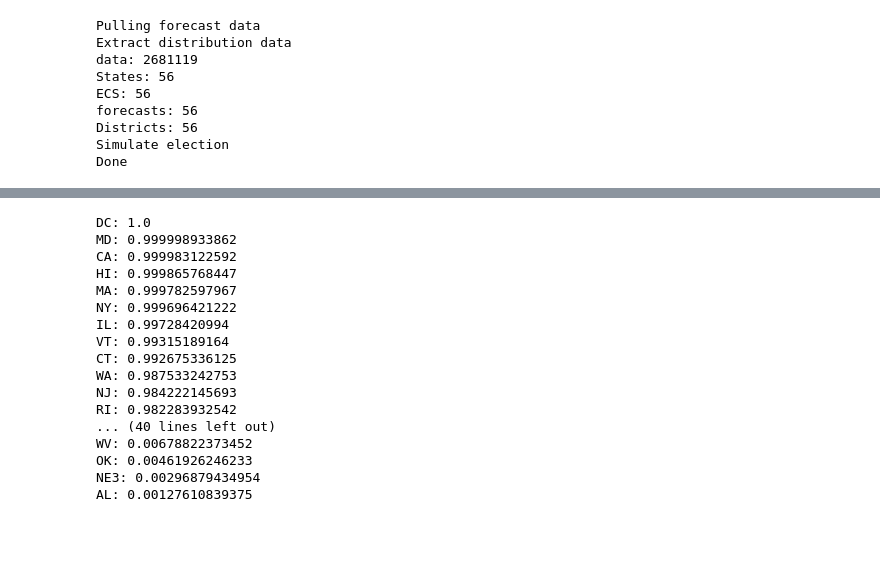
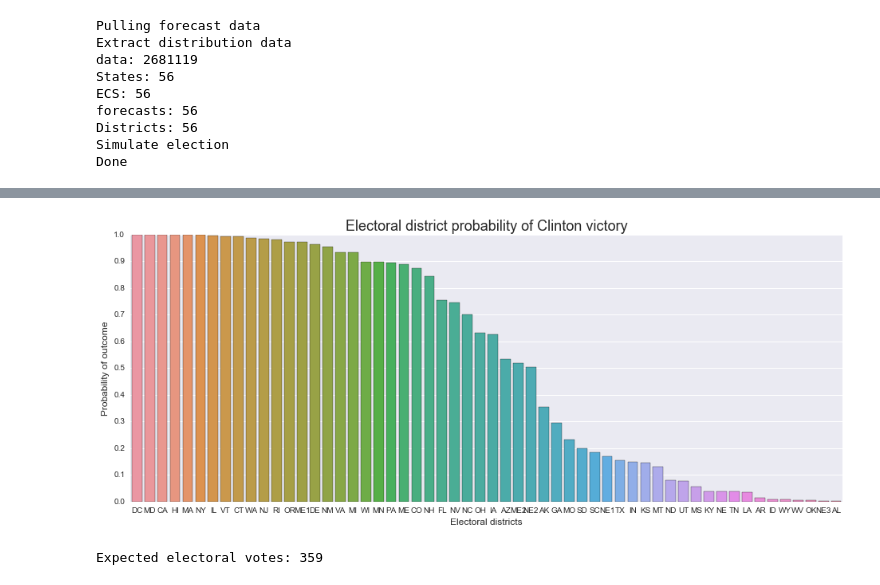
Before and after one commit to hughdbrown/Electoral-College-2016, a Jupyter notebook: FiveThirtyEight Electoral College Simulation.ipynb, the cells around one changed output, grey strips where cells are left out. Drawn from its saved outputs; the diff is of its cells as text; code cells hidden in the pictures; blank space fills up the shorter version.

Commit message:
Add graph of electoral district outcomes

```diff
--- a/FiveThirtyEight Electoral College Simulation.ipynb
+++ b/FiveThirtyEight Electoral College Simulation.ipynb
@@ -209,23 +200,20 @@ print(float(losses) / SIMULATIONS)
-# %%
-from operator import itemgetter
-
-for dist in sorted(dists, key=itemgetter("prob"), reverse=True):
-    print("{0}: {1}".format(dist["name"], dist["prob"]))
-# %% [output]
-DC: 1.0
-MD: 0.999998933862
-CA: 0.999983122592
-HI: 0.999865768447
-MA: 0.999782597967
-NY: 0.999696421222
-IL: 0.99728420994
-VT: 0.99315189164
-CT: 0.992675336125
-WA: 0.987533242753
-NJ: 0.984222145693
-RI: 0.982283932542
-... (40 lines left out)
-WV: 0.00678822373452
-OK: 0.00461926246233
-NE3: 0.00296879434954
-AL: 0.00127610839375
+# %%
+from operator import itemgetter
+
+sorted_dist = sorted(dists, key=itemgetter("prob"), reverse=True)
+
+x = [d["name"] for d in sorted_dist]
+y = [d["prob"] for d in sorted_dist]
+plt.figure(figsize=(16, 6))
+sns.barplot(x, y)
+plt.xlabel("Electoral districts", fontsize=12)
+plt.ylabel("Probability of outcome", fontsize=12)
+plt.title("Electoral district probability of Clinton victory", fontsize=18)
+plt.yticks(np.linspace(0.0, 1.0, 11))
+plt.show()
+# %% [output]
+[figure, added]
+# %%
+print("Expected electoral votes: {0}".format(np.sum(ec_votes[k] for k, v in zip(x, y) if v > 0.5)))
+# %% [output]
+Expected electoral votes: 359
```
Also changed, not shown: parts of 4 cells of this notebook.
